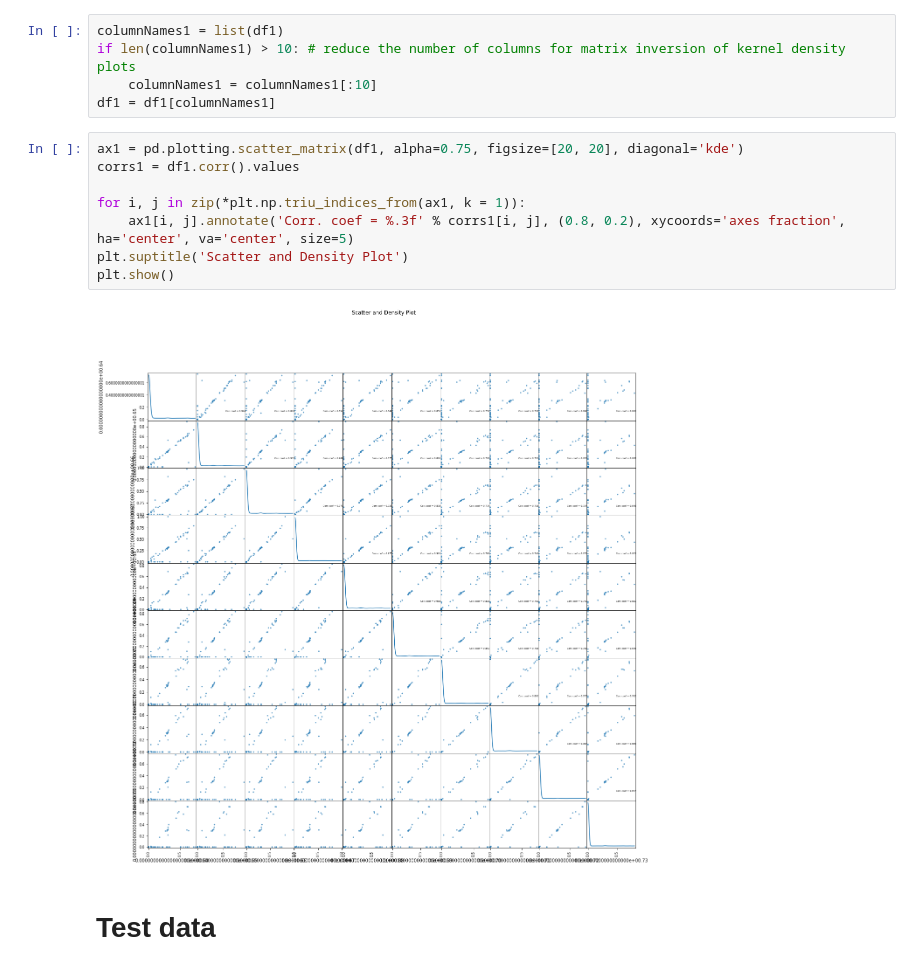
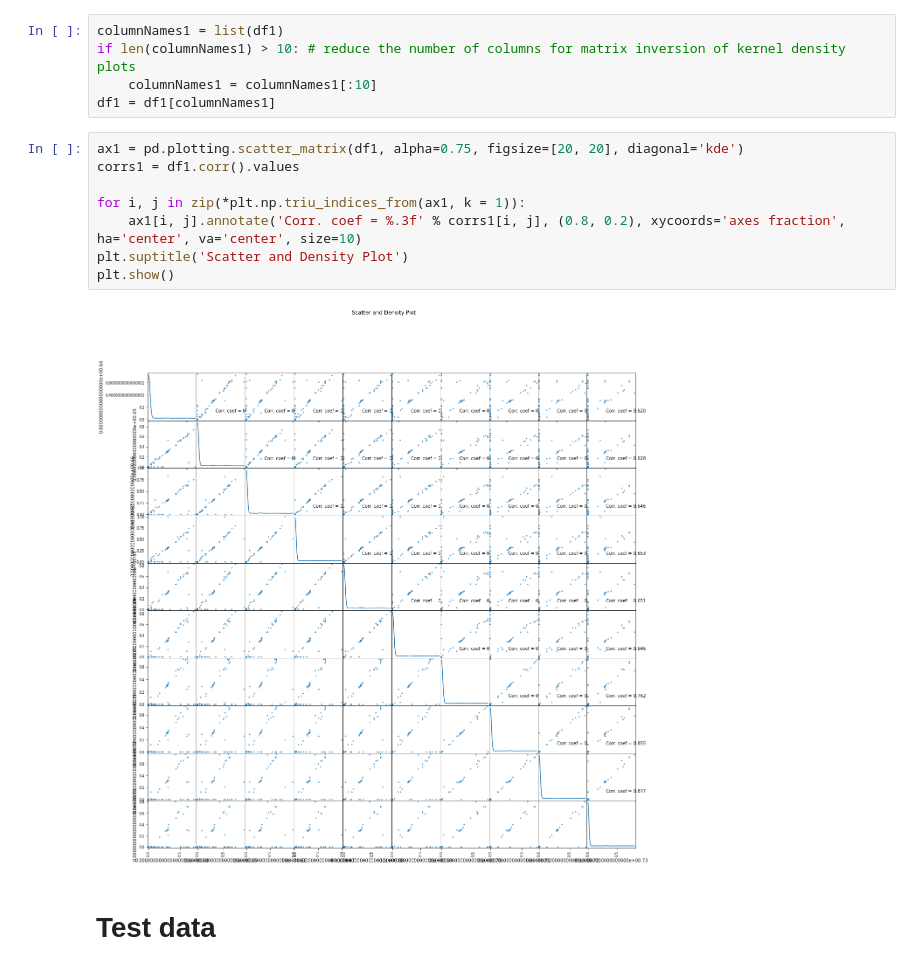
Before and after one commit to DS-Popeye/ECG-Heartbeat-Categorization, a Jupyter notebook: ECG_EDA_Analysis.ipynb, the cells around one changed output. Drawn from its saved outputs; the diff is of its cells as text.

Commit message:
visualize

```diff
--- a/ECG_EDA_Analysis.ipynb
+++ b/ECG_EDA_Analysis.ipynb
@@ -98,13 +98,13 @@ df1 = df1[columnNames1]
 # %%
 ax1 = pd.plotting.scatter_matrix(df1, alpha=0.75, figsize=[20, 20], diagonal='kde')
 corrs1 = df1.corr().values
 
 for i, j in zip(*plt.np.triu_indices_from(ax1, k = 1)):
-    ax1[i, j].annotate('Corr. coef = %.3f' % corrs1[i, j], (0.8, 0.2), xycoords='axes fraction', ha='center', va='center', size=5)
+    ax1[i, j].annotate('Corr. coef = %.3f' % corrs1[i, j], (0.8, 0.2), xycoords='axes fraction', ha='center', va='center', size=10)
 plt.suptitle('Scatter and Density Plot')
 plt.show()
 # %% [output]
-[figure, old version]
+[figure, new version]
 # %% [markdown]
 # Test data
 # %%
```
Also changed, not shown: parts of 6 cells of this notebook.
